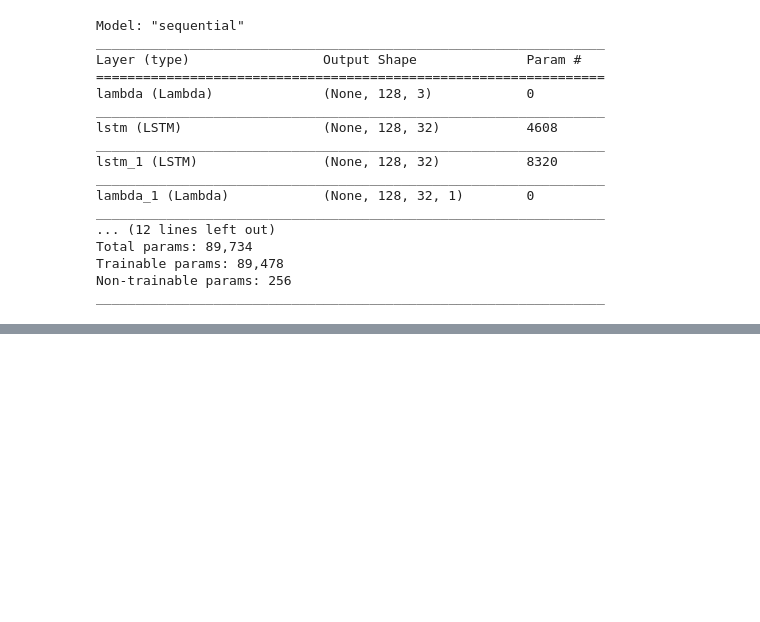
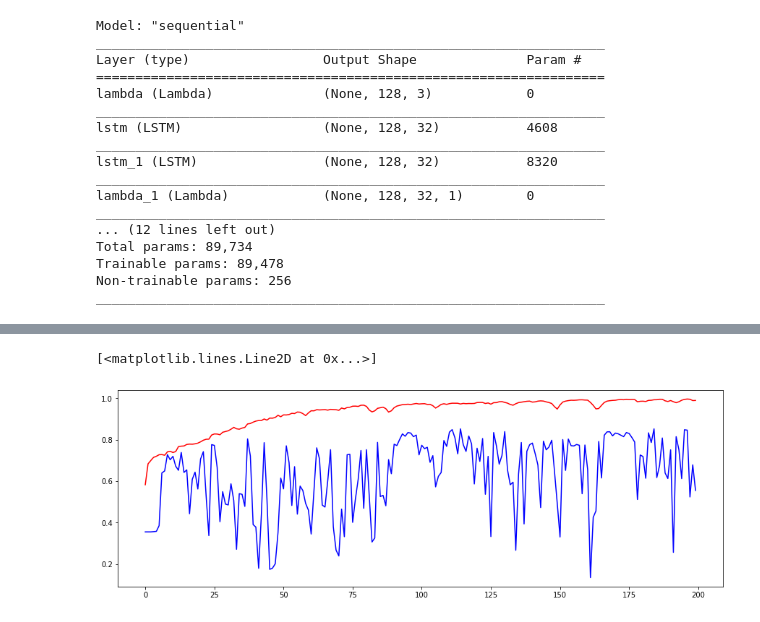
Before and after one commit to AkhilVinayakp/HAR_LSTM_CNN, a Jupyter notebook: lstm_cnn_model_HAR.ipynb, the cells around one changed output, grey strips where cells are left out. Drawn from its saved outputs; the diff is of its cells as text; code cells hidden in the pictures; blank space fills up the shorter version.

```diff
--- a/lstm_cnn_model_HAR.ipynb
+++ b/lstm_cnn_model_HAR.ipynb
@@ -202,0 +215,20 @@ eval
+# %%
+# # adding globel average pooling to the model
+# codding lstm layers and cnn
+model_bi_dir = tf.keras.models.Sequential([
+  tf.keras.layers.Lambda(lambda x: x,
+                      input_shape=[128, 3]),
+  tf.keras.layers.Bidirectional(tf.keras.layers.LSTM(32, return_sequences=True)),
+  tf.keras.layers.Bidirectional(tf.keras.layers.LSTM(32, return_sequences=True)),
+  tf.keras.layers.Lambda(lambda x: tf.expand_dims(x, axis=-1)),
+  tf.keras.layers.Conv2D(64,5,strides=(2,2)),
+  tf.keras.layers.MaxPooling2D((2, 2), strides = (2,2)),
+
+  tf.keras.layers.Conv2D(128,3,strides=(1,1)),
+  tf.keras.layers.GlobalAveragePooling2D(),
+  # tf.keras.layers.Lambda(lambda x: tf.expand_dims(x, axis=-1)),
+  # parameters ?
+  tf.keras.layers.BatchNormalization(),
+  tf.keras.layers.Dense(6, activation='softmax')
+
+])
@@ -202,0 +258,5 @@ eval
+# %%
+optimizer = tf.keras.optimizers.Adam(0.001)
+model_bi_dir.compile(loss="categorical_crossentropy", optimizer=optimizer, metrics = ['accuracy'])
+
+history = model_bi_dir.fit(train_windowed, validation_data=(test_f, test_l), epochs=200,callbacks=[save], verbose=1, batch_size=192)
@@ -202,0 +281,9 @@ eval
+# %%
+m_acc = history.history['accuracy']
+fig, ax = plt.subplots(figsize = (15,5))
+ax.plot(m_acc, color = 'r')
+ax.plot(history.history['val_accuracy'], color = 'b')
+# plt.legend()
+# %% [output]
+[<matplotlib.lines.Line2D at 0x...>]
+[figure, added]
```
Also changed, not shown: parts of 10 cells of this notebook.
